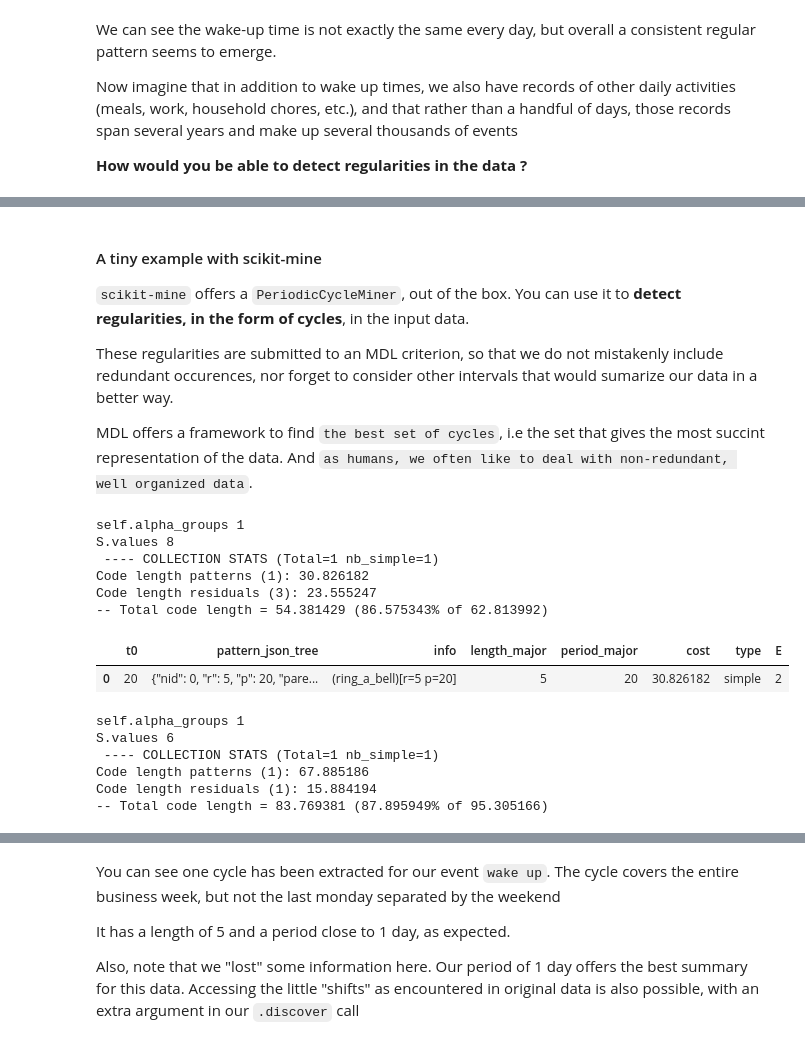
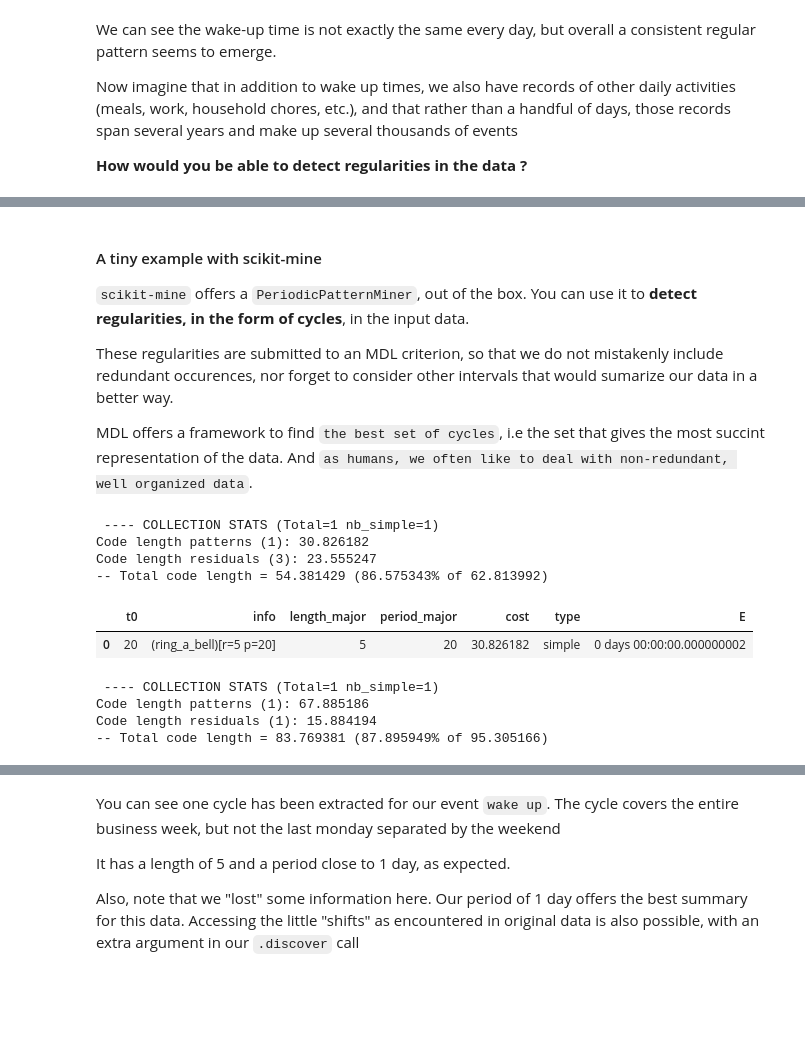
Before and after one commit to scikit-mine/scikit-mine, a Jupyter notebook: docs/tutorials/periodic/periodic_canadian_tv.ipynb, the cells around one changed output, grey strips where cells are left out. Saved outputs shown, nothing was run; the diff lists cells and outputs as text; code cells hidden in the pictures; blank space fills up the shorter version.

Commit message:
update tuto with import export

```diff
--- a/docs/tutorials/periodic/periodic_canadian_tv.ipynb
+++ b/docs/tutorials/periodic/periodic_canadian_tv.ipynb
@@ -61,25 +61,23 @@ That's the role of `shift corrections`, which capture the small deviations from
 <img src="shifts.png" alt="shifts" style="width: 60%;"/>
 # %% [markdown]
 #### A tiny example with scikit-mine
-`scikit-mine` offers a `PeriodicCycleMiner`, out of the box.
+`scikit-mine` offers a `PeriodicPatternMiner`, out of the box.
 You can use it to **detect regularities, in the form of cycles**, in the input data.
 
 These regularities are submitted to an MDL criterion, so that we do not mistakenly include redundant occurences, nor forget to consider other intervals that would sumarize our data in a better way.
 
 MDL offers a framework to find `the best set of cycles`, i.e the set that gives the most succint representation of the data. And `as humans, we often like to deal with non-redundant, well organized data`.
 # %%
-from skmine.periodic import PeriodicCycleMiner
+from skmine.periodic import PeriodicPatternMiner
 import pandas as pd
 S_doc = pd.Series("ring_a_bell", [10, 20, 32, 40, 60, 79, 100, 240])
-pcm = PeriodicCycleMiner().fit(S_doc)
+pcm = PeriodicPatternMiner().fit(S_doc)
 pcm.discover()
 # %% [output]
-self.alpha_groups 1
-S.values 8
  ---- COLLECTION STATS (Total=1 nb_simple=1)
 Code length patterns (1): 30.826182
 Code length residuals (3): 23.555247
 -- Total code length = 54.381429 (86.575343% of 62.813992)
-|  | t0 | pattern_json_tree | info | length_major | period_major | cost | type | E |
-| 0 | 20 | {"nid": 0, "r": 5, "p": 20, "pare... | (ring_a_bell)[r=5 p=20] | 5 | 20 | 30.826182 | simple | 2 |
+|  | t0 | info | length_major | period_major | cost | type | E |
+| 0 | 20 | (ring_a_bell)[r=5 p=20] | 5 | 20 | 30.826182 | simple | 0 days 00:00:00.000000002 |
 # %%
@@ -87,9 +85,7 @@ from skmine.periodic import PeriodicCycleMiner
 import pandas as pd
 # %%
-pcm = PeriodicCycleMiner().fit(S)
+pcm = PeriodicPatternMiner().fit(S)
 # %% [output]
-self.alpha_groups 1
-S.values 6
  ---- COLLECTION STATS (Total=1 nb_simple=1)
 Code length patterns (1): 67.885186
 Code length residuals (1): 15.884194
```
Also changed, not shown: parts of 15 cells of this notebook.
